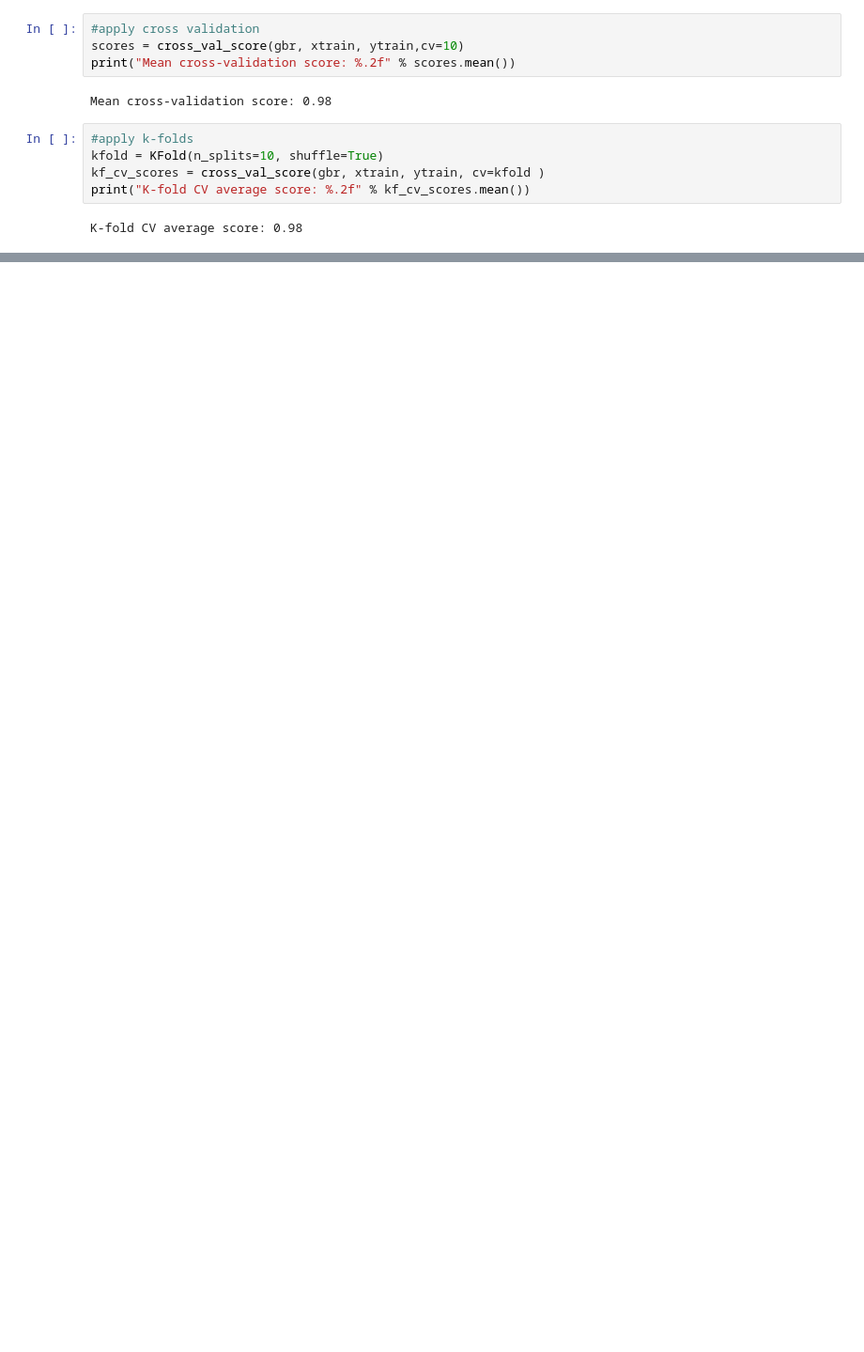
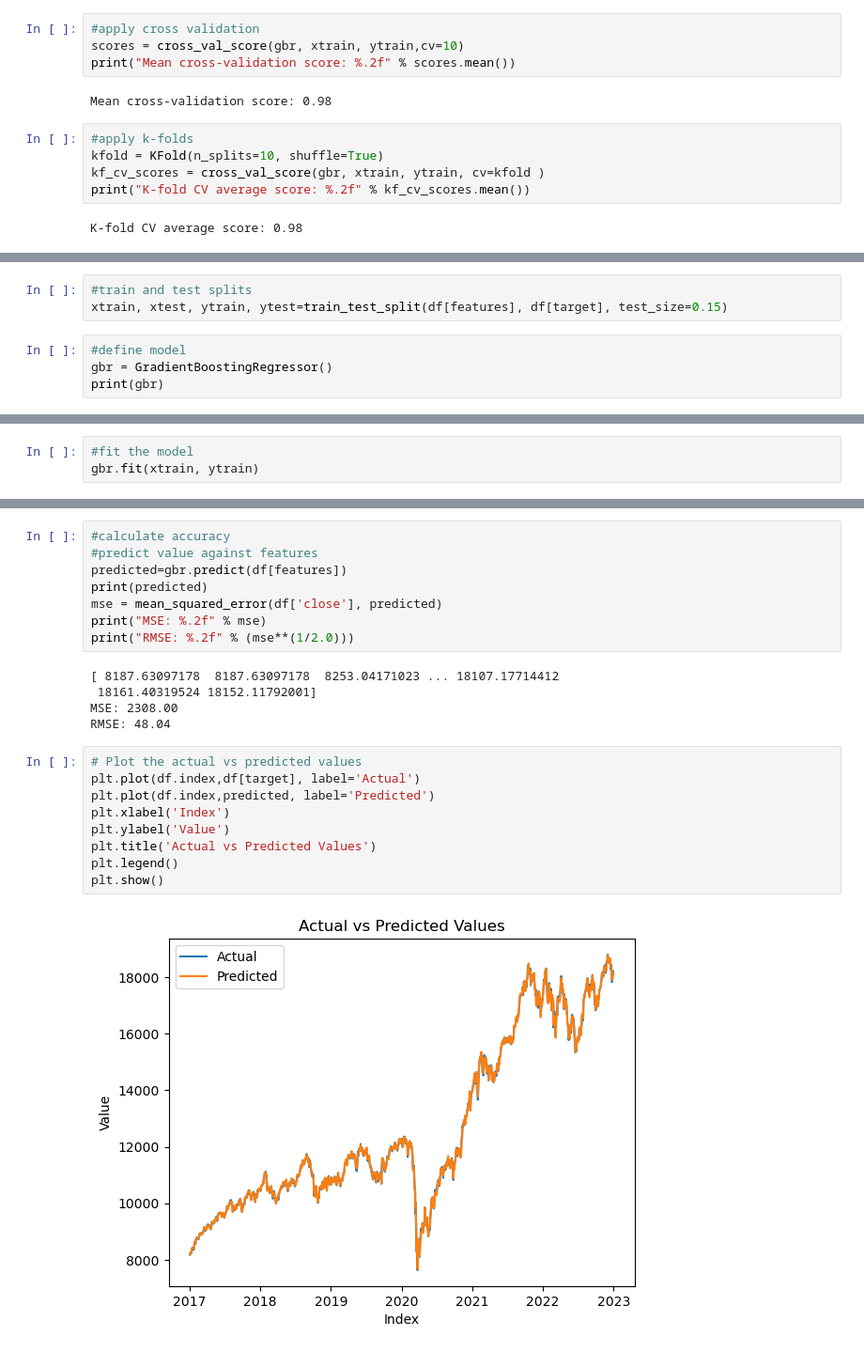
Before and after one commit to Abbas-Source/alianzworkz-internship, a Jupyter notebook: GradientBoostingRegressor/gbregressor-for-stock-market-value-prediction.ipynb, the cells around one changed output, grey strips where cells are left out. Shown at 94% size. Saved outputs shown, nothing was run; the diff lists cells and outputs as text; blank space fills up the shorter version.

```diff
--- a/GradientBoostingRegressor/gbregressor-for-stock-market-value-prediction.ipynb
+++ b/GradientBoostingRegressor/gbregressor-for-stock-market-value-prediction.ipynb
@@ -117,0 +152,7 @@ plt.show()
+# %%
+#train and test splits
+xtrain, xtest, ytrain, ytest=train_test_split(df[features], df[target], test_size=0.15)
+# %%
+#define model
+gbr = GradientBoostingRegressor()
+print(gbr)
@@ -117,0 +161,3 @@ plt.show()
+# %%
+#fit the model
+gbr.fit(xtrain, ytrain)
@@ -117,0 +185,24 @@ plt.show()
+# %%
+#calculate accuracy
+#predict value against features
+predicted=gbr.predict(df[features])
+print(predicted)
+mse = mean_squared_error(df['close'], predicted)
+print("MSE: %.2f" % mse)
+print("RMSE: %.2f" % (mse**(1/2.0)))
+# %% [output]
+[ 8187.63097178  8187.63097178  8253.04171023 ... 18107.17714412
+ 18161.40319524 18152.11792001]
+MSE: 2308.00
+RMSE: 48.04
+# %%
+# Plot the actual vs predicted values
+plt.plot(df.index,df[target], label='Actual')
+plt.plot(df.index,predicted, label='Predicted')
+plt.xlabel('Index')
+plt.ylabel('Value')
+plt.title('Actual vs Predicted Values')
+plt.legend()
+plt.show()
+# %% [output]
+[figure, added]
```
Also changed, not shown: parts of 13 cells of this notebook.
